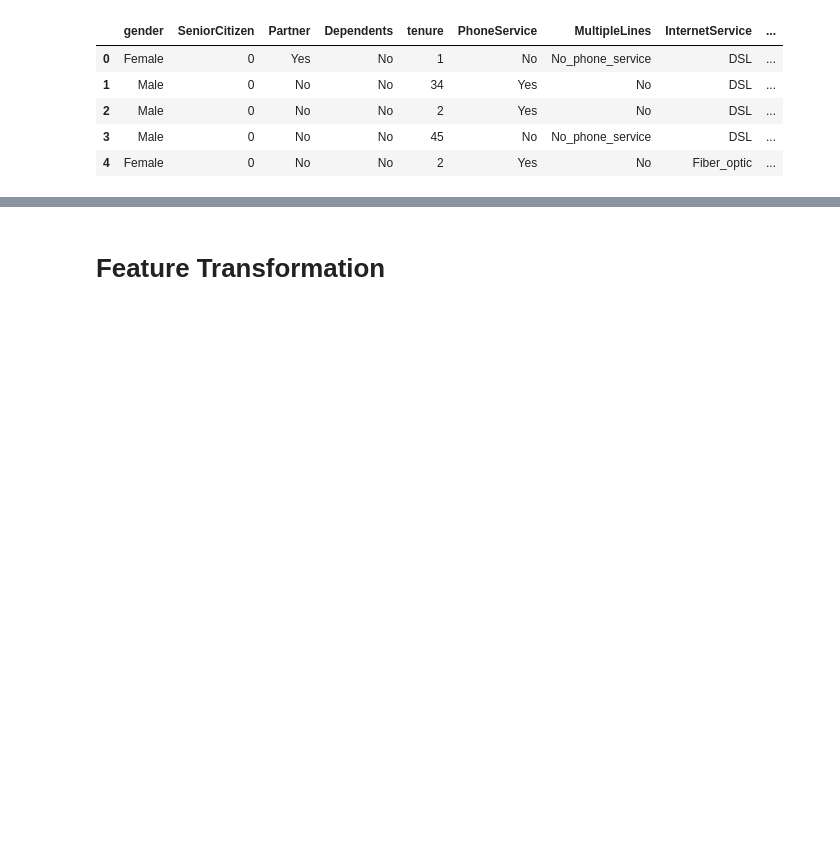
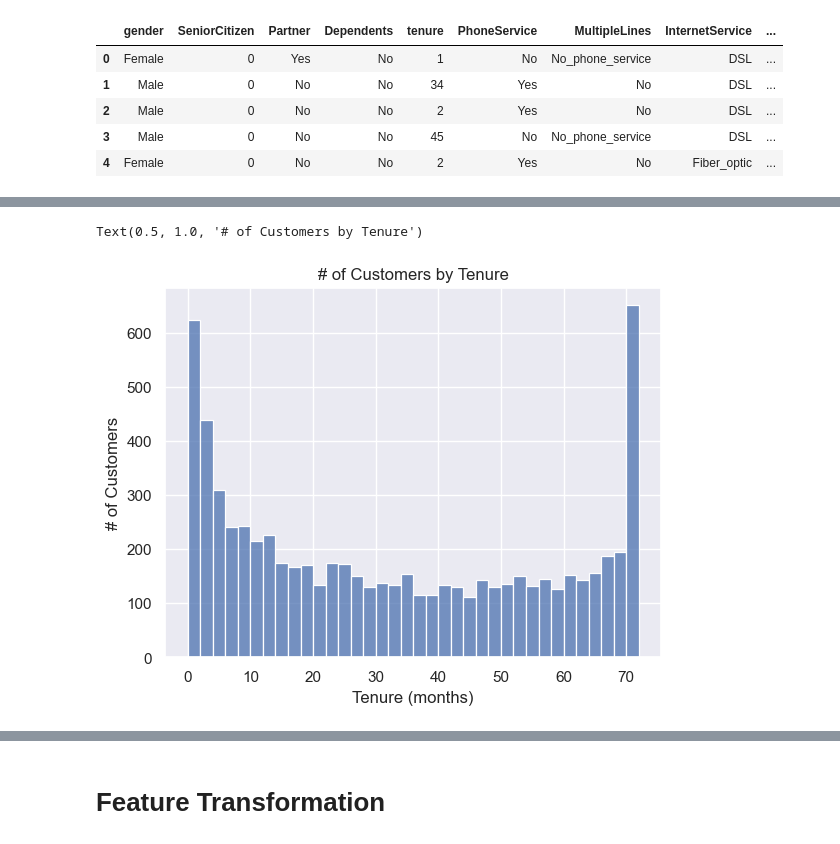
Before and after one commit to benTC74/Telco-Customer-Churn, a Jupyter notebook: Telco Customer Churn.ipynb, the cells around one changed output, grey strips where cells are left out. Cells and saved outputs as stored; diff of their text form; code cells hidden in the pictures; blank space fills up the shorter version.

```diff
--- a/Telco Customer Churn.ipynb
+++ b/Telco Customer Churn.ipynb
@@ -154,0 +196,9 @@ churn_df.head()
+# %%
+sns.histplot(churn_df['tenure'], bins=int(180/5))
+
+plt.ylabel('# of Customers')
+plt.xlabel('Tenure (months)')
+plt.title('# of Customers by Tenure')
+# %% [output]
+Text(0.5, 1.0, '# of Customers by Tenure')
+[figure, added]
```
Also changed, not shown: parts of 24 cells of this notebook.
